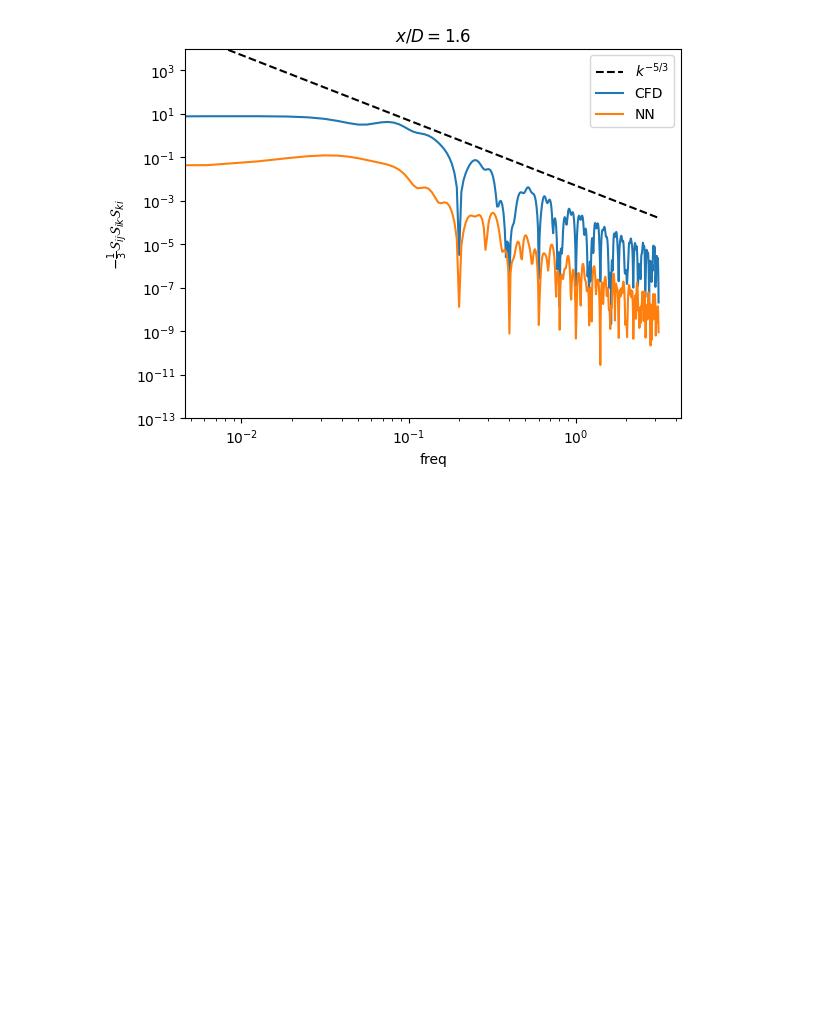
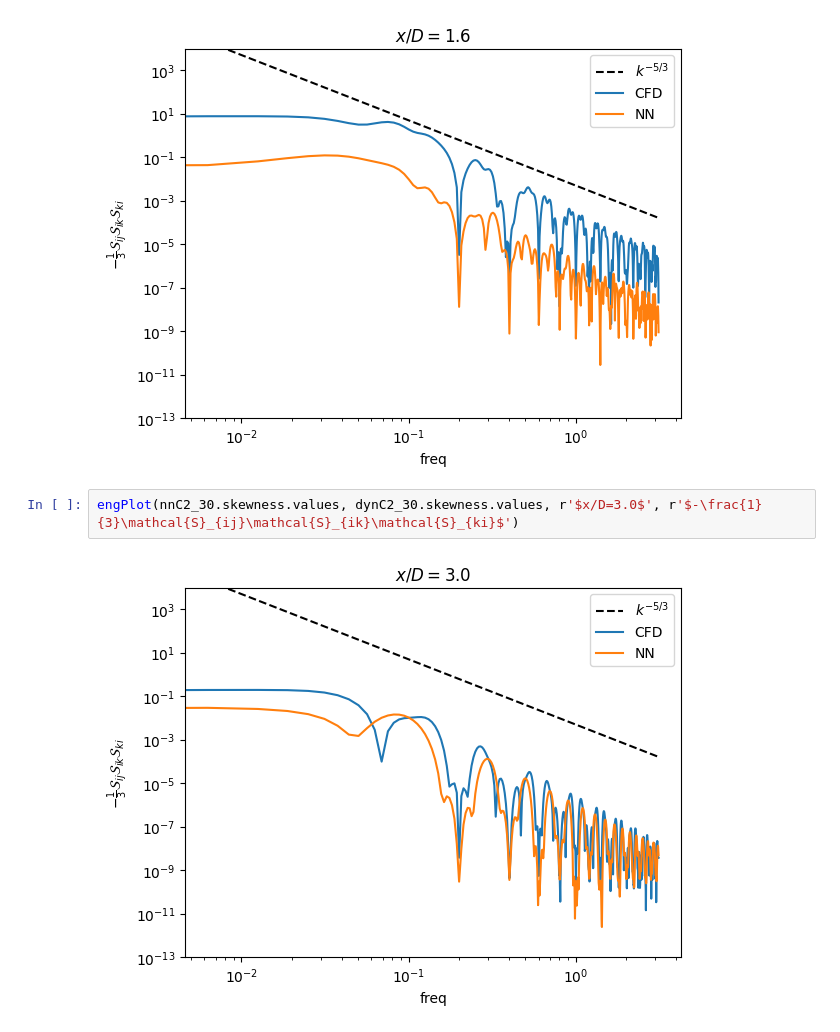
Before and after one commit to halimarefat/torchFOAM, a Jupyter notebook: Analysis/TraversewisePlot.ipynb, the cells around one changed output. Cells and saved outputs as stored; diff of their text form; blank space fills up the shorter version.

```diff
--- a/Analysis/TraversewisePlot.ipynb
+++ b/Analysis/TraversewisePlot.ipynb
@@ -219,3 +219,7 @@ engPlot(nnC2_00.skewness.values, dynC2_00.skewness.values, r'$x/D=0.0$', r'$-\fr
 engPlot(nnC2_16.skewness.values, dynC2_16.skewness.values, r'$x/D=1.6$', r'$-\frac{1}{3}\mathcal{S}_{ij}\mathcal{S}_{ik}\mathcal{S}_{ki}$')
 # %% [output]
 [figure]
+# %%
+engPlot(nnC2_30.skewness.values, dynC2_30.skewness.values, r'$x/D=3.0$', r'$-\frac{1}{3}\mathcal{S}_{ij}\mathcal{S}_{ik}\mathcal{S}_{ki}$')
+# %% [output]
+[figure, added]
```
